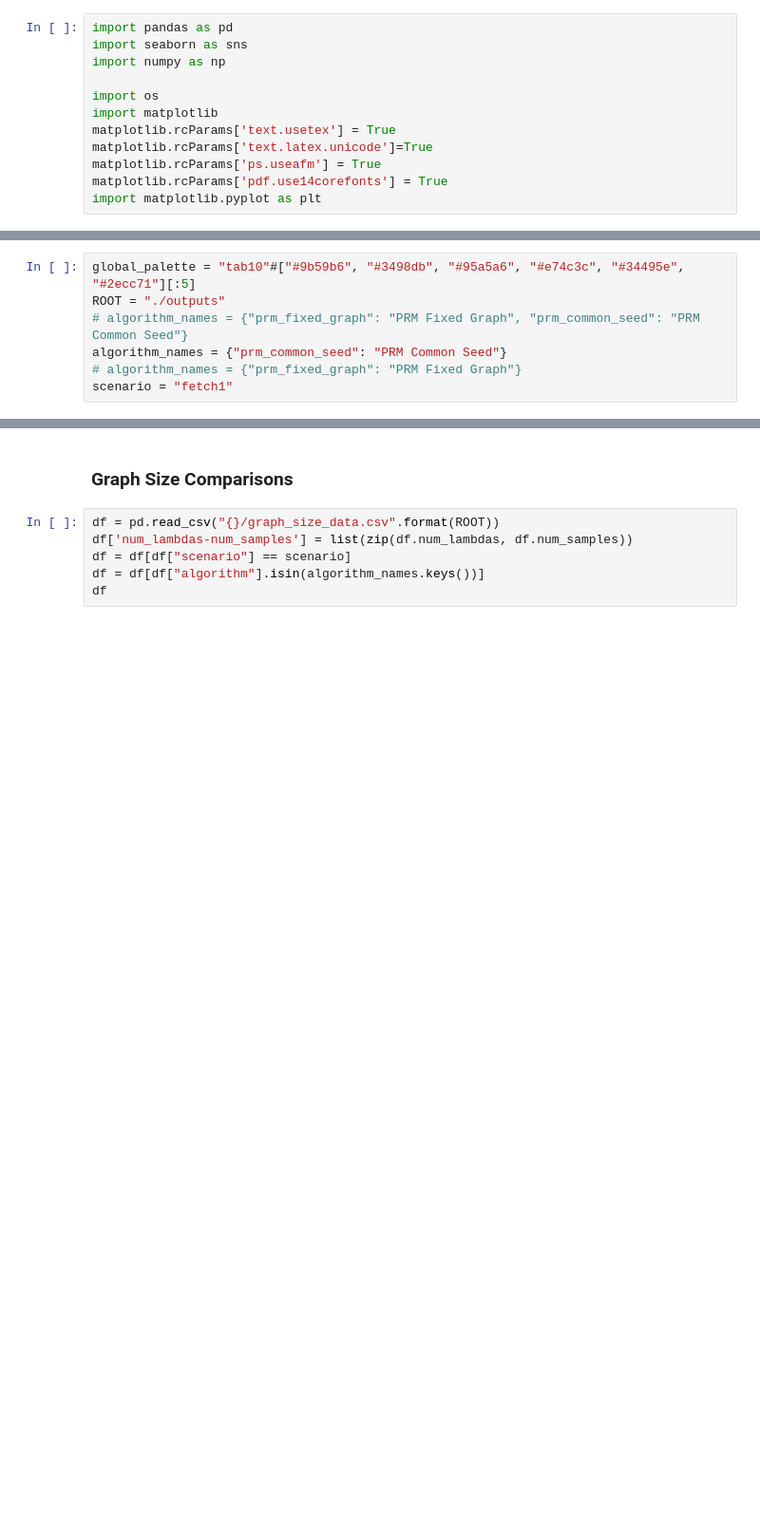
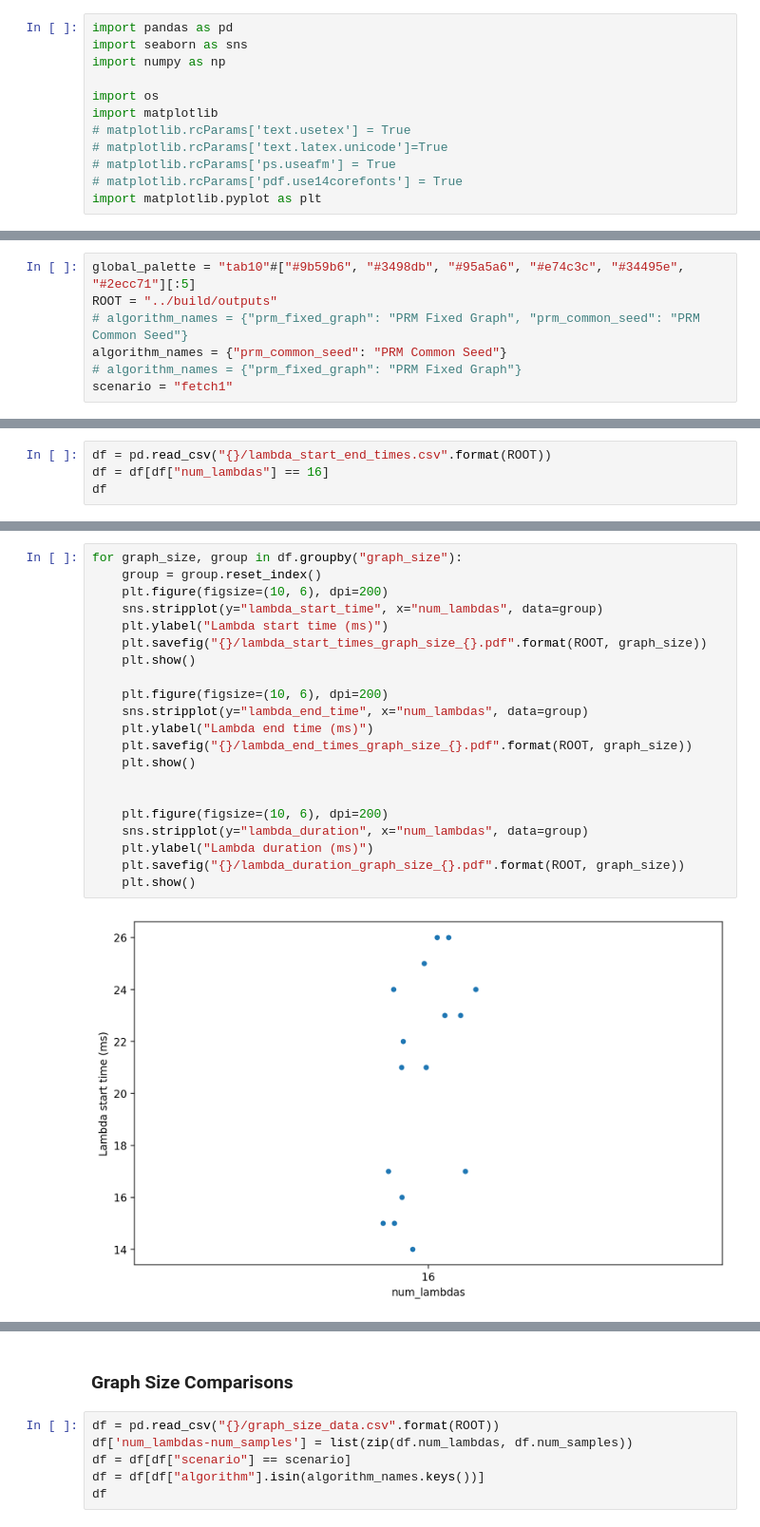
Before and after one commit to cryingpotat0/graph_mplambda, a Jupyter notebook: scripts/plotting.ipynb, the cells around one changed output, grey strips where cells are left out. Shown at 95% size. Cells and saved outputs as stored; diff of their text form; blank space fills up the shorter version.

Commit message:
fixed graph size experiments

```diff
--- a/scripts/plotting.ipynb
+++ b/scripts/plotting.ipynb
@@ -5,8 +5,8 @@ import numpy as np
 
 import os
 import matplotlib
-matplotlib.rcParams['text.usetex'] = True
-matplotlib.rcParams['text.latex.unicode']=True
-matplotlib.rcParams['ps.useafm'] = True
-matplotlib.rcParams['pdf.use14corefonts'] = True
+# matplotlib.rcParams['text.usetex'] = True
+# matplotlib.rcParams['text.latex.unicode']=True
+# matplotlib.rcParams['ps.useafm'] = True
+# matplotlib.rcParams['pdf.use14corefonts'] = True
 import matplotlib.pyplot as plt
@@ -16,6 +13,6 @@ The text.latex.unicode rcparam was deprecated in Matplotlib 2.2 and will be remo
 # %%
 global_palette = "tab10"#["#9b59b6", "#3498db", "#95a5a6", "#e74c3c", "#34495e", "#2ecc71"][:5]
-ROOT = "./outputs"
+ROOT = "../build/outputs"
 # algorithm_names = {"prm_fixed_graph": "PRM Fixed Graph", "prm_common_seed": "PRM Common Seed"}
 algorithm_names = {"prm_common_seed": "PRM Common Seed"}
 # algorithm_names = {"prm_fixed_graph": "PRM Fixed Graph"}
@@ -22,0 +22,4 @@ scenario = "fetch1"
+# %%
+df = pd.read_csv("{}/lambda_start_end_times.csv".format(ROOT))
+df = df[df["num_lambdas"] == 16]
+df
@@ -22,0 +44,23 @@ scenario = "fetch1"
+# %%
+for graph_size, group in df.groupby("graph_size"):
+    group = group.reset_index()
+    plt.figure(figsize=(10, 6), dpi=200)
+    sns.stripplot(y="lambda_start_time", x="num_lambdas", data=group)
+    plt.ylabel("Lambda start time (ms)")
+    plt.savefig("{}/lambda_start_times_graph_size_{}.pdf".format(ROOT, graph_size))
+    plt.show()
+
+    plt.figure(figsize=(10, 6), dpi=200)
+    sns.stripplot(y="lambda_end_time", x="num_lambdas", data=group)
+    plt.ylabel("Lambda end time (ms)")
+    plt.savefig("{}/lambda_end_times_graph_size_{}.pdf".format(ROOT, graph_size))
+    plt.show()
+
+
+    plt.figure(figsize=(10, 6), dpi=200)
+    sns.stripplot(y="lambda_duration", x="num_lambdas", data=group)
+    plt.ylabel("Lambda duration (ms)")
+    plt.savefig("{}/lambda_duration_graph_size_{}.pdf".format(ROOT, graph_size))
+    plt.show()
+# %% [output]
+[figure, added]
```
Also changed, not shown: parts of 4 cells of this notebook, 6 other files.
